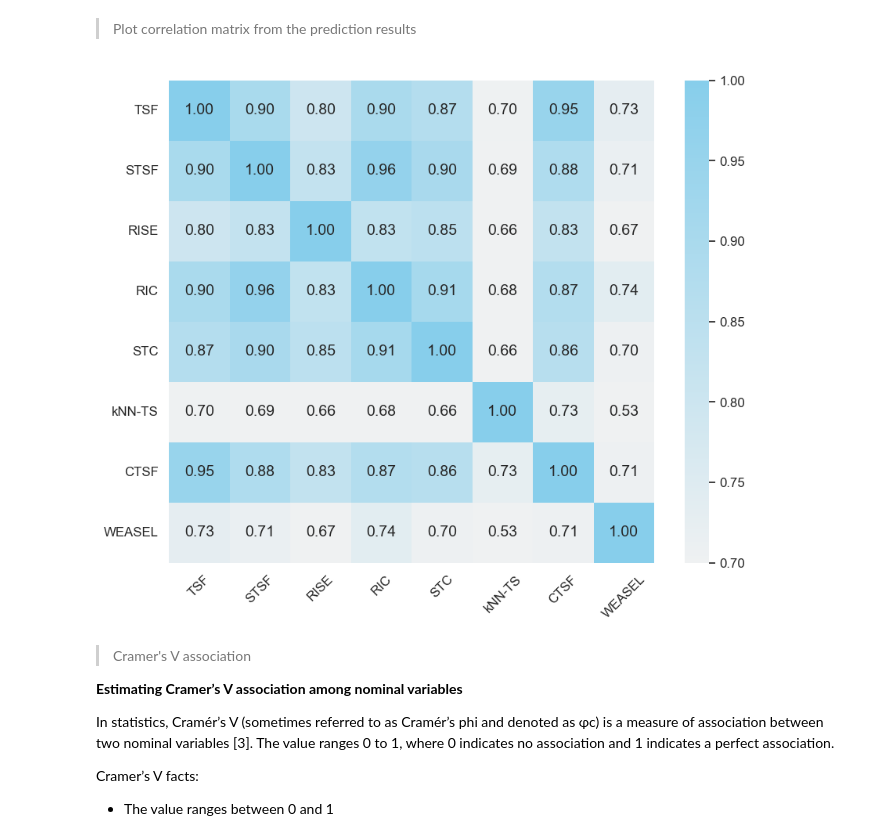
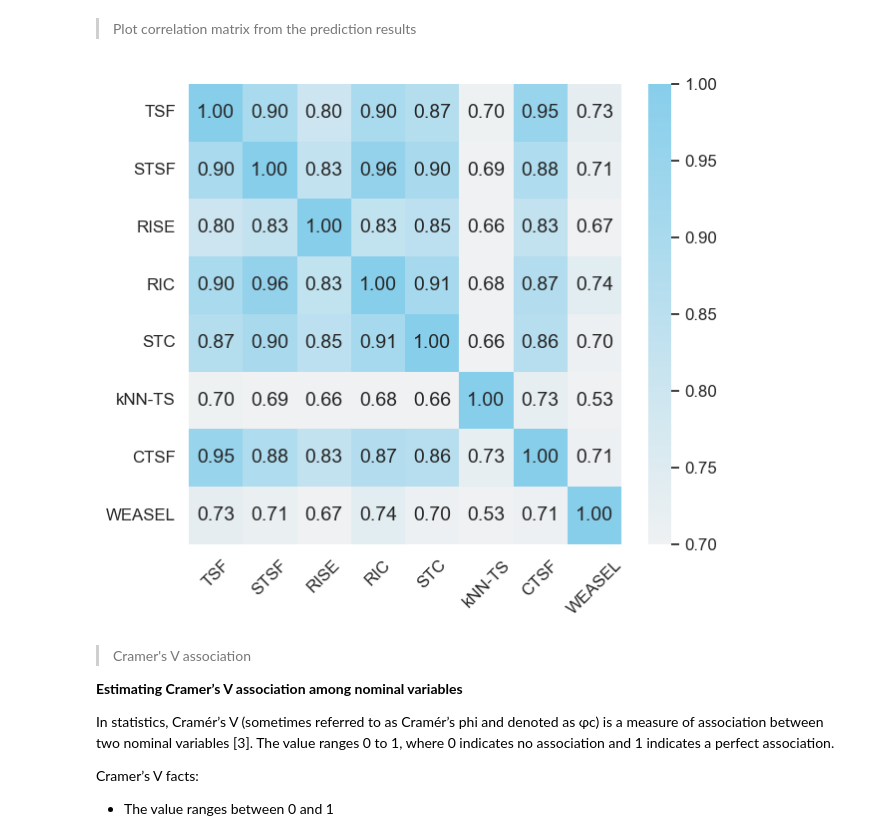
Before and after one commit to JABE22/MasterProject, a Jupyter notebook: MasterProjectCode_SAC-Analysis.ipynb, the cells around one changed output. Saved outputs shown, nothing was run; the diff lists cells and outputs as text; code cells hidden in the pictures.

```diff
--- a/MasterProjectCode_SAC-Analysis.ipynb
+++ b/MasterProjectCode_SAC-Analysis.ipynb
@@ -685,19 +685,19 @@ preds_copy
 # %%
 # Prepare correlation matrix
 corr_data = preds_copy.iloc[:,:-4].corr()
 # Plot matrix
-plt.figure(figsize=(10,8))
+plt.figure(figsize=(7,6))
 sns.set(font_scale=1.1) # for label size
 g = sns.heatmap(corr_data, vmin=0.7, vmax=1.0,
                 annot=True,
                 cmap=sns.light_palette("skyblue", as_cmap=True),
                 fmt='.2f',
                 cbar=True,
                 annot_kws={"size": 14})
 g.tick_params(axis='x', rotation=45)
 g.tick_params(axis='y', rotation=0)
 # %% [output]
-[figure, old version]
+[figure, new version]
 # %% [markdown]
 > Cramer's V association
 
```
Also changed, not shown: parts of 2 cells of this notebook, 7 other files.
